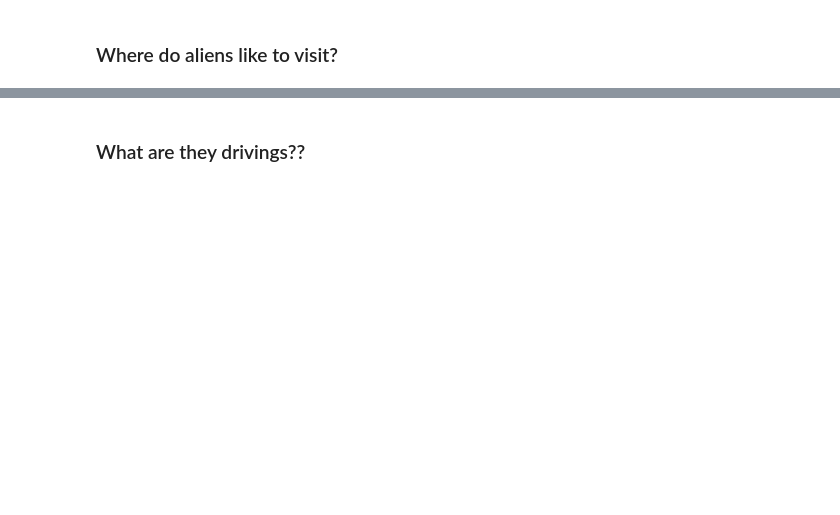
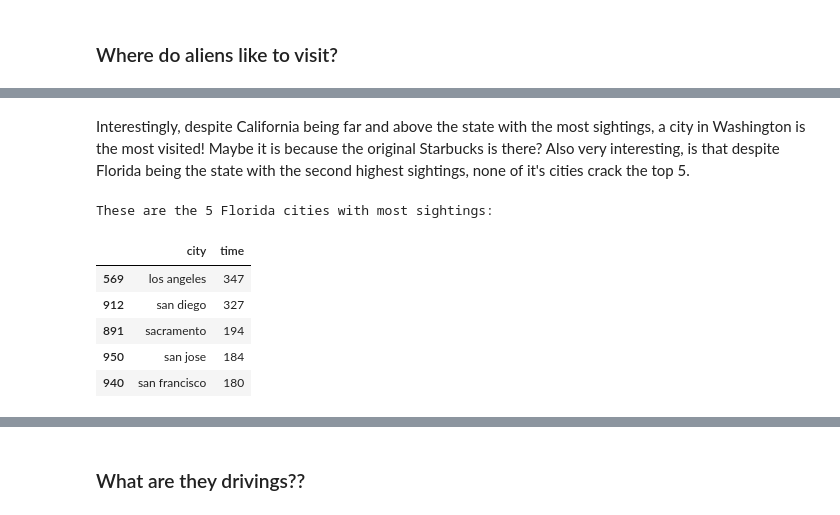
Before and after one commit to NoahLeVoir/UMN-DVA-Project-1-Team-7, a Jupyter notebook: Aliens_Analysis.ipynb, the cells around one changed output, grey strips where cells are left out. Drawn from its saved outputs; the diff is of its cells as text; code cells hidden in the pictures; blank space fills up the shorter version.

```diff
--- a/Aliens_Analysis.ipynb
+++ b/Aliens_Analysis.ipynb
@@ -156,0 +217,35 @@ popular_ca_cities.head(5)
+# %% [markdown]
+Interestingly, despite California being far and above the state with the most sightings, a city in Washington is the most visited! Maybe it is because the original Starbucks is there? Also very interesting, is that despite Florida being the state with the second highest sightings, none of it's cities crack the top 5.
+# %%
+# What are the top cities within the most visited state?
+
+# We only want to look at data from california so we will use .loc to get only those values from the state column
+california = us_ufo_data.loc[us_ufo_data["state"] == "ca"]
+california
+
+# This could help determine the best vacation spot for aliens!
+ca_city_group = california.groupby("city")
+city_group
+
+# Get the count of each time there was a sighting
+ca_city_group_visits = ca_city_group.count()["time"]
+city_group_visits
+
+# Reset the index
+ca_city_group_visits = ca_city_group_visits.reset_index("city")
+ca_city_group_visits
+
+
+# The 5 most popular cities for alien sightings in the California
+# Sort our list descending and display the top 5 results (ascending = False)
+popular_ca_cities = ca_city_group_visits.sort_values(["time"], ascending = False)
+print(f"These are the 5 Florida cities with most sightings:")
+popular_ca_cities.head(5)
+# %% [output]
+These are the 5 Florida cities with most sightings:
+|  | city | time |
+| 569 | los angeles | 347 |
+| 912 | san diego | 327 |
+| 891 | sacramento | 194 |
+| 950 | san jose | 184 |
+| 940 | san francisco | 180 |
```
Also changed, not shown: parts of 29 cells of this notebook, 1 other file.
